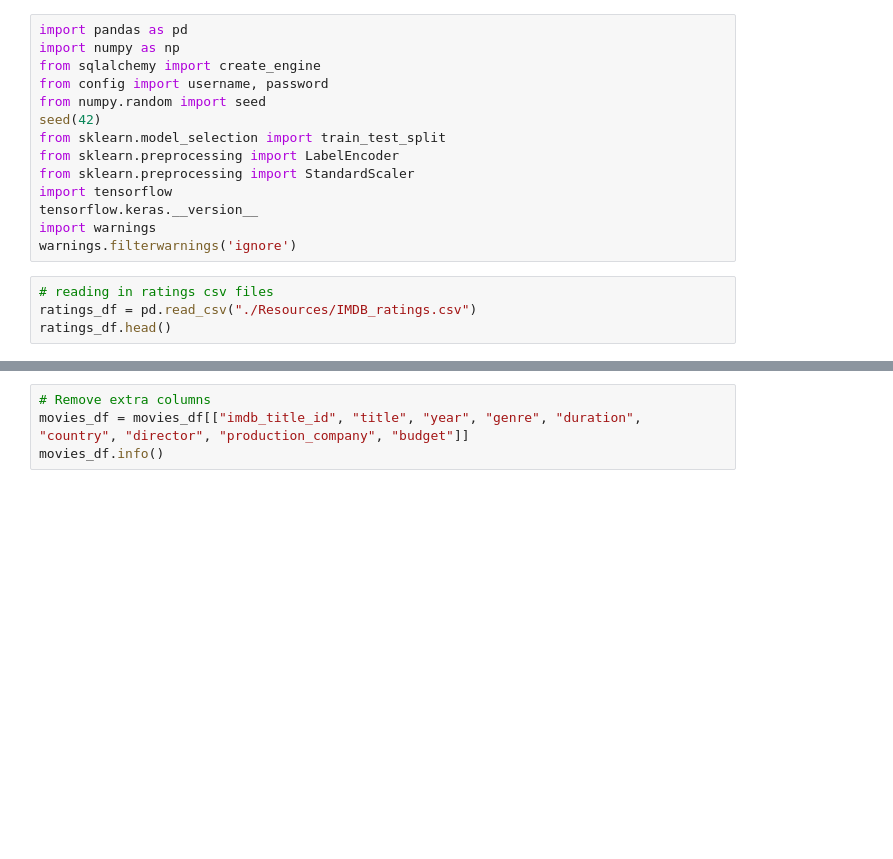
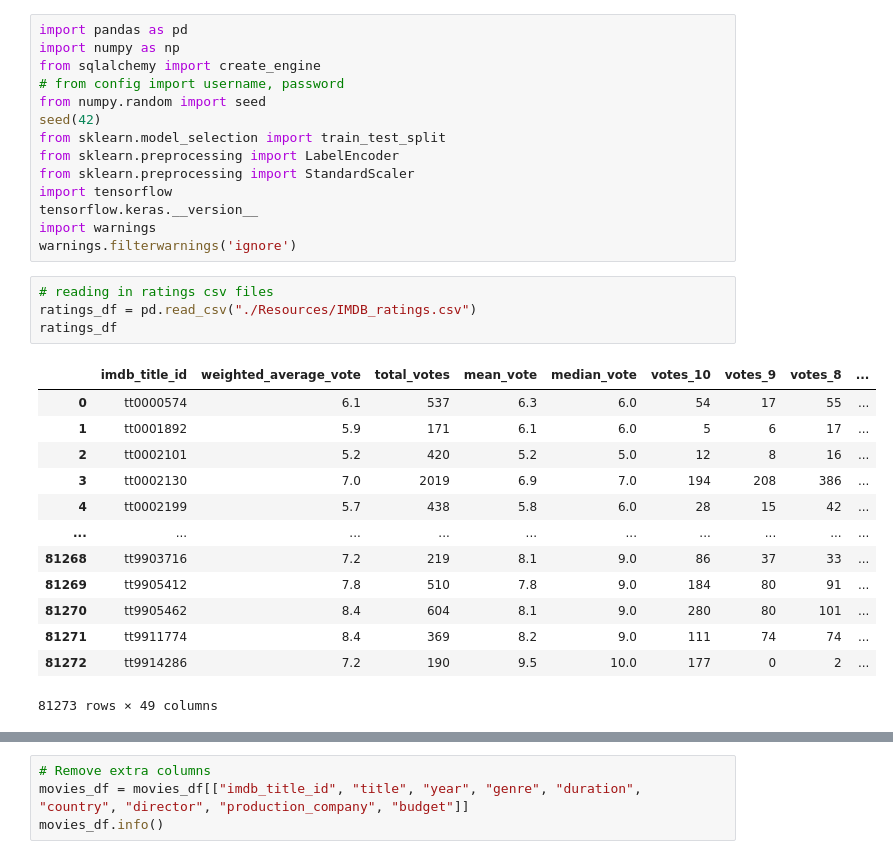
Before and after one commit to jagnoor/IMDB-Machnine-Learning, a Jupyter notebook: movie_cleaning.ipynb, the cells around one changed output, grey strips where cells are left out. Drawn from its saved outputs; the diff is of its cells as text; blank space fills up the shorter version.

```diff
--- a/movie_cleaning.ipynb
+++ b/movie_cleaning.ipynb
@@ -2,7 +2,7 @@
 import pandas as pd
 import numpy as np
 from sqlalchemy import create_engine
-from config import username, password
+# from config import username, password
 from numpy.random import seed
 seed(42)
 from sklearn.model_selection import train_test_split
@@ -15,7 +15,21 @@ warnings.filterwarnings('ignore')
 # %%
 # reading in ratings csv files
 ratings_df = pd.read_csv("./Resources/IMDB_ratings.csv")
-ratings_df.head()
+ratings_df
+# %% [output]
+|  | imdb_title_id | weighted_average_vote | total_votes | mean_vote | median_vote | votes_10 | votes_9 | votes_8 | ... |
+| 0 | tt0000574 | 6.1 | 537 | 6.3 | 6.0 | 54 | 17 | 55 | ... |
+| 1 | tt0001892 | 5.9 | 171 | 6.1 | 6.0 | 5 | 6 | 17 | ... |
+| 2 | tt0002101 | 5.2 | 420 | 5.2 | 5.0 | 12 | 8 | 16 | ... |
+| 3 | tt0002130 | 7.0 | 2019 | 6.9 | 7.0 | 194 | 208 | 386 | ... |
+| 4 | tt0002199 | 5.7 | 438 | 5.8 | 6.0 | 28 | 15 | 42 | ... |
+| ... | ... | ... | ... | ... | ... | ... | ... | ... | ... |
+| 81268 | tt9903716 | 7.2 | 219 | 8.1 | 9.0 | 86 | 37 | 33 | ... |
+| 81269 | tt9905412 | 7.8 | 510 | 7.8 | 9.0 | 184 | 80 | 91 | ... |
+| 81270 | tt9905462 | 8.4 | 604 | 8.1 | 9.0 | 280 | 80 | 101 | ... |
+| 81271 | tt9911774 | 8.4 | 369 | 8.2 | 9.0 | 111 | 74 | 74 | ... |
+| 81272 | tt9914286 | 7.2 | 190 | 9.5 | 10.0 | 177 | 0 | 2 | ... |
+81273 rows × 49 columns
 # %%
 # Read in movies csv
 movies_df = pd.read_csv("./Resources/IMDB_movies.csv")
```
Also changed, not shown: parts of 1 cell of this notebook, 16 other files.
